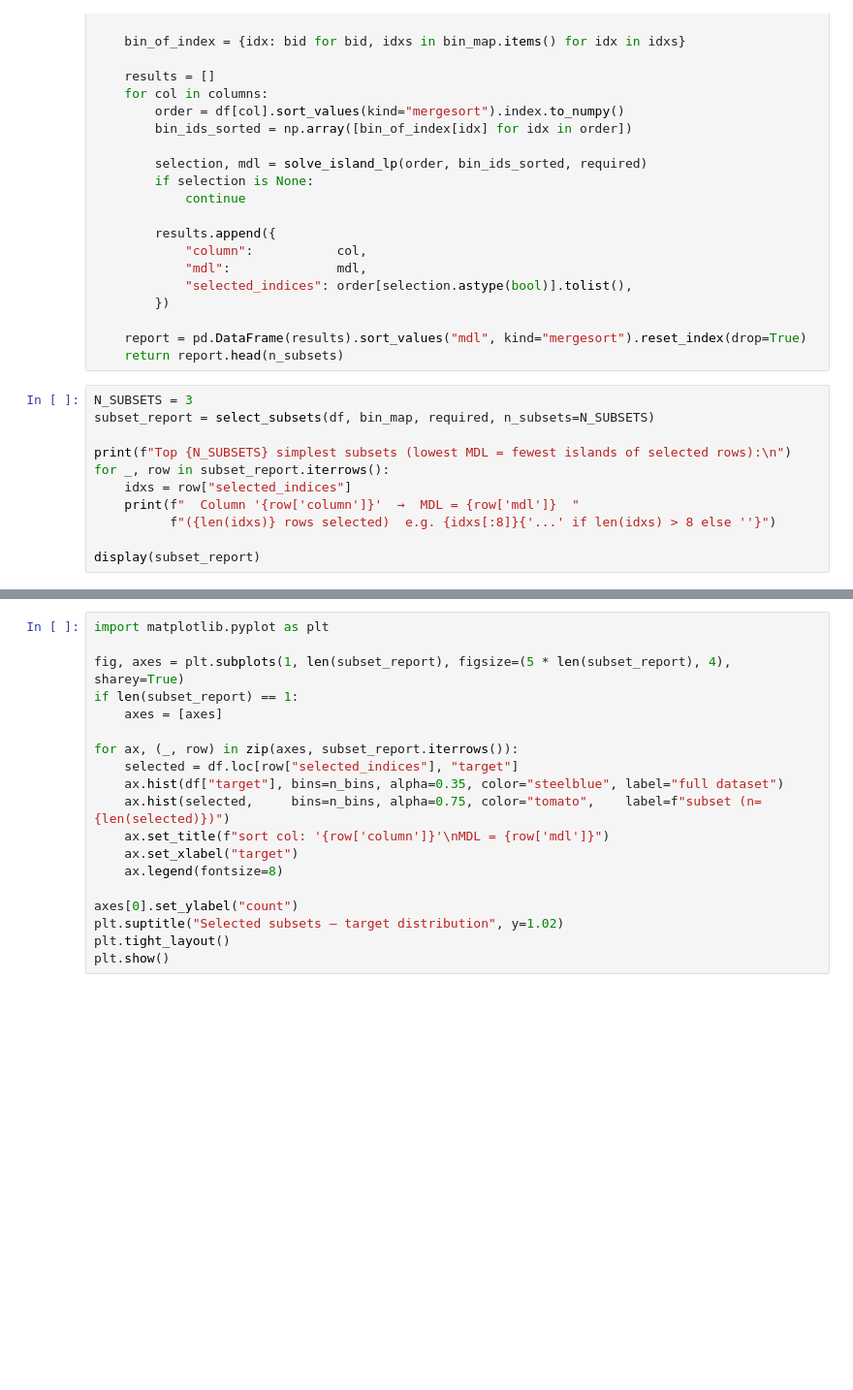
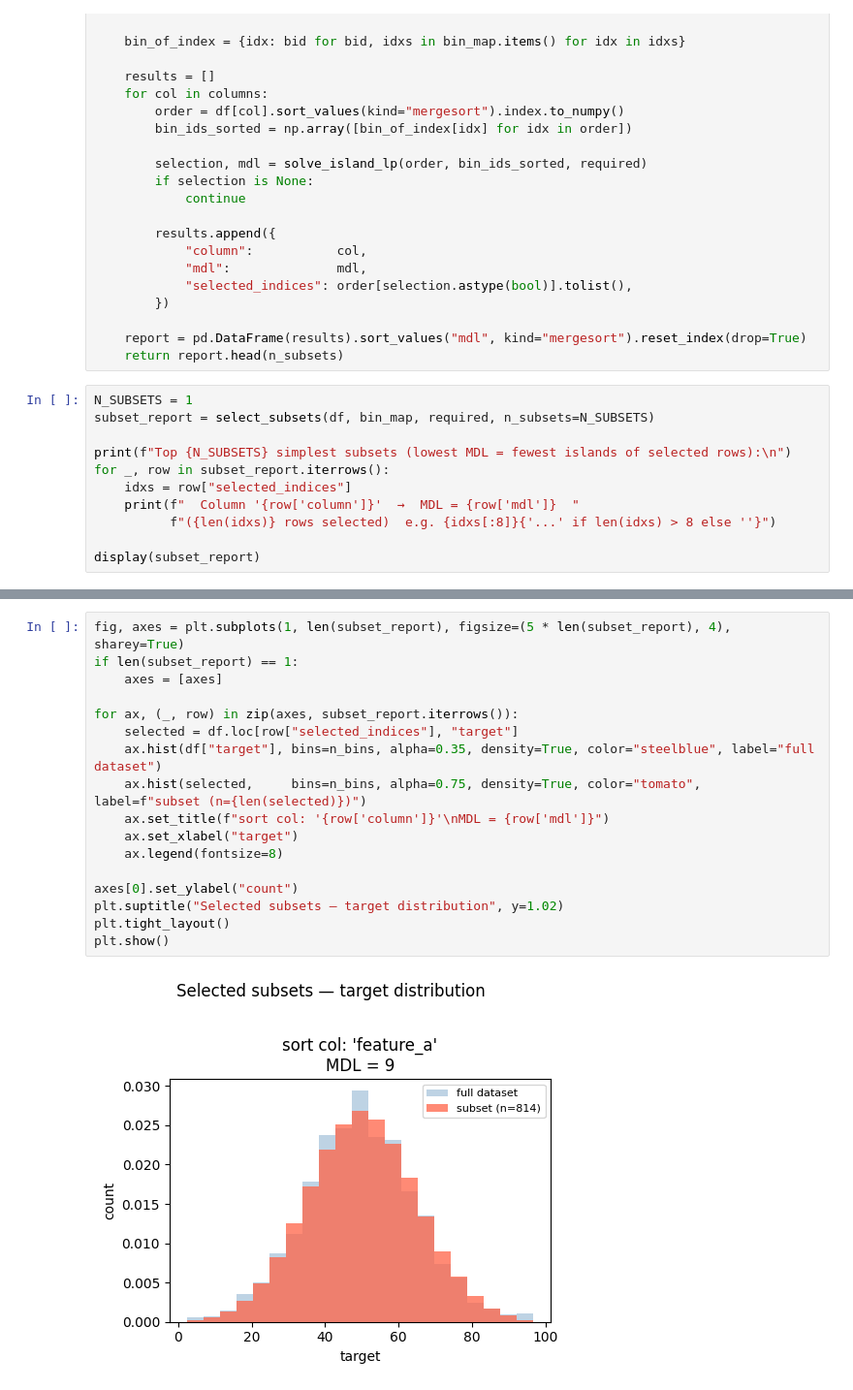
Before and after one commit to DinukaManohara/simiquaero, a Jupyter notebook: quaero.ipynb, the cells around one changed output, grey strips where cells are left out. Shown at 97% size. Saved outputs shown, nothing was run; the diff lists cells and outputs as text; blank space fills up the shorter version.

Commit message:
corrected module import locations and first successful multi-dimensional run

```diff
--- a/quaero.ipynb
+++ b/quaero.ipynb
@@ -389,7 +429,7 @@ def select_subsets(
     report = pd.DataFrame(results).sort_values("mdl", kind="mergesort").reset_index(drop=True)
     return report.head(n_subsets)
 # %%
-N_SUBSETS = 3
+N_SUBSETS = 1
 subset_report = select_subsets(df, bin_map, required, n_subsets=N_SUBSETS)
 
 print(f"Top {N_SUBSETS} simplest subsets (lowest MDL = fewest islands of selected rows):\n")
@@ -402,19 +448,19 @@ display(subset_report)
 # %%
-import matplotlib.pyplot as plt
-
 fig, axes = plt.subplots(1, len(subset_report), figsize=(5 * len(subset_report), 4), sharey=True)
 if len(subset_report) == 1:
     axes = [axes]
 
 for ax, (_, row) in zip(axes, subset_report.iterrows()):
     selected = df.loc[row["selected_indices"], "target"]
-    ax.hist(df["target"], bins=n_bins, alpha=0.35, color="steelblue", label="full dataset")
-    ax.hist(selected,     bins=n_bins, alpha=0.75, color="tomato",    label=f"subset (n={len(selected)})")
+    ax.hist(df["target"], bins=n_bins, alpha=0.35, density=True, color="steelblue", label="full dataset")
+    ax.hist(selected,     bins=n_bins, alpha=0.75, density=True, color="tomato",    label=f"subset (n={len(selected)})")
     ax.set_title(f"sort col: '{row['column']}'\nMDL = {row['mdl']}")
     ax.set_xlabel("target")
     ax.legend(fontsize=8)
 
 axes[0].set_ylabel("count")
 plt.suptitle("Selected subsets — target distribution", y=1.02)
 plt.tight_layout()
 plt.show()
+# %% [output]
+[figure, added]
```
Also changed, not shown: parts of 4 cells of this notebook.
